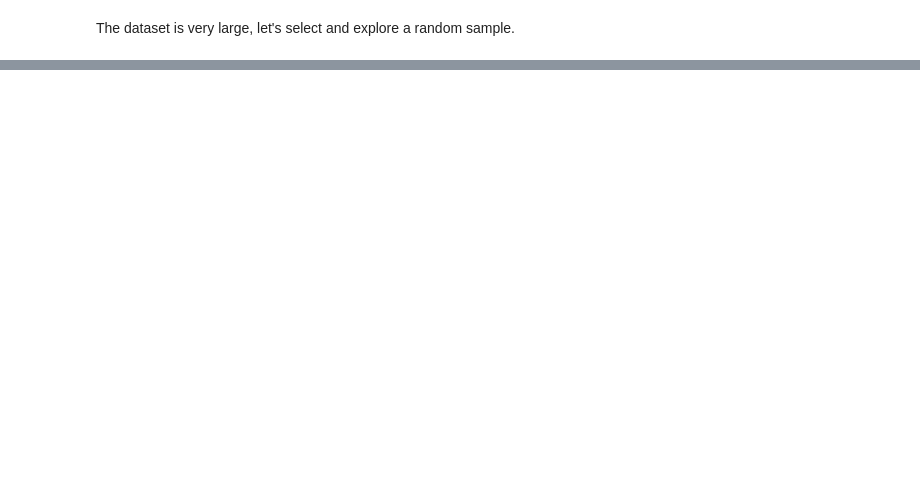
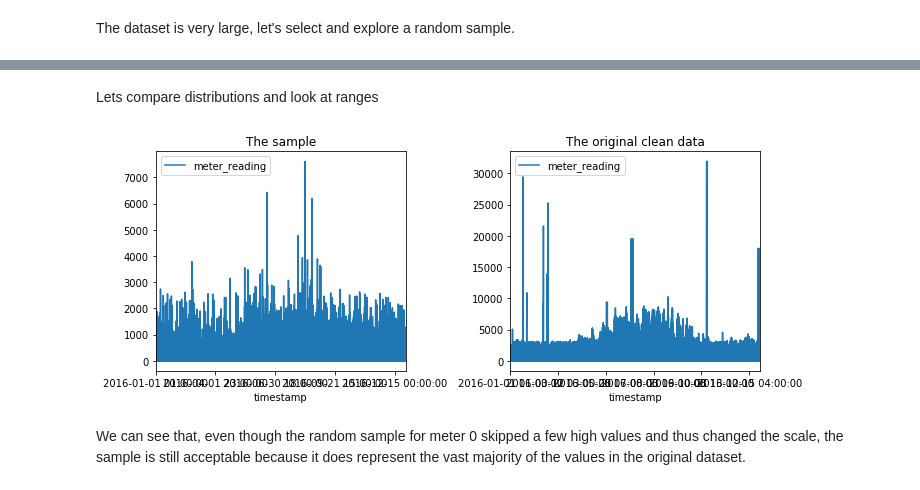
Before and after one commit to hanna1986/Springboard, a Jupyter notebook: Capstone_project/Energy_project/ashrae-energy-prediction/Cleaning_and_wrangling_ASHRAE_data.ipynb, the cells around one changed output, grey strips where cells are left out. Saved outputs shown, nothing was run; the diff lists cells and outputs as text; code cells hidden in the pictures; blank space fills up the shorter version.

```diff
--- a/Capstone_project/Energy_project/ashrae-energy-prediction/Cleaning_and_wrangling_ASHRAE_data.ipynb
+++ b/Capstone_project/Energy_project/ashrae-energy-prediction/Cleaning_and_wrangling_ASHRAE_data.ipynb
@@ -892,0 +832,20 @@ train_sample4.to_csv('train_verify.csv', index= False)
+# %%
+random.seed(100)     # I would like this cell always give same random samples. Therefore, I set seed to a specific number. The number can be any number, as long as it is the same every time you run this cell
+# drawing indices at random for each meter. I draw 100 times less values than the original table.
+indices0 = random.sample(range(5233139), 52331)
+indices1 = random.sample(range(1981546), 19815)
+indices2 = random.sample(range(1059367), 10594)
+indices3 = random.sample(range(681894),   6818)
+# %%
+# Selecting rows based on our randomly selected indices. Also, sorting the resulting samples
+train_sample0 = train_clean_meter0.iloc[indices0].sort_values("timestamp").reset_index()
+train_sample1 = train_clean_meter1.iloc[indices1].sort_values("timestamp").reset_index()
+train_sample2 = train_clean_meter2.iloc[indices2].sort_values("timestamp").reset_index()
+train_sample3 = train_clean_meter3.iloc[indices3].sort_values("timestamp").reset_index()
+# %%
+# Selecting random indices for validation sets
+random.seed(33)
+indices0_v = random.sample(range(52331), int(52331*0.2))
+indices1_v = random.sample(range(19815), int(19815*0.2))
+indices2_v = random.sample(range(10594), int(10594*0.2))
+indices3_v = random.sample(range(6818),   int(6818*0.2))
@@ -892,0 +858,18 @@ train_sample4.to_csv('train_verify.csv', index= False)
+# %%
+# Dropping validation values from the train set
+train_sample_new0 = train_sample0.drop(train_sample0.index[indices0_v])
+train_sample_new1 = train_sample1.drop(train_sample1.index[indices1_v])
+train_sample_new2 = train_sample2.drop(train_sample2.index[indices2_v])
+train_sample_new3 = train_sample3.drop(train_sample3.index[indices3_v])
+# %% [markdown]
+Lets compare distributions and look at ranges
+# %%
+fig, (ax1,ax2) = plt.subplots(1,2, figsize=(10,4))  # 1 row, 2 columns
+train_sample_new0.plot(x = "timestamp", y = "meter_reading", title = "The sample", ax=ax1)
+train_clean_meter0.plot(x = "timestamp", y = "meter_reading", title = "The original clean data", ax=ax2)
+
+plt.tight_layout()
+# %% [output]
+[figure, added]
+# %% [markdown]
+We can see that, even though the random sample for meter 0 skipped a few high values and thus changed the scale, the sample is still acceptable because it does represent the vast majority of the values in the original dataset.
```
Also changed, not shown: parts of 110 cells of this notebook.
